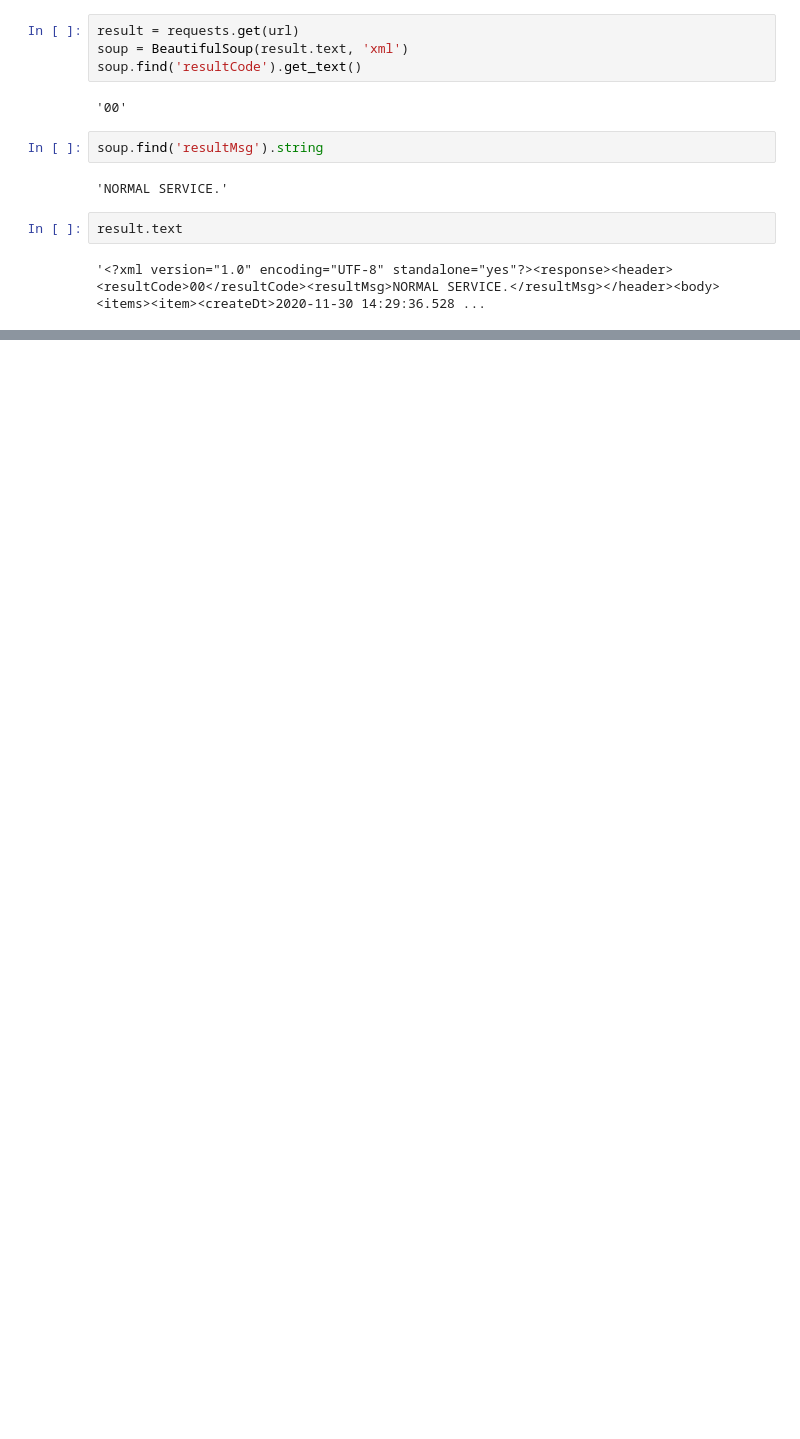
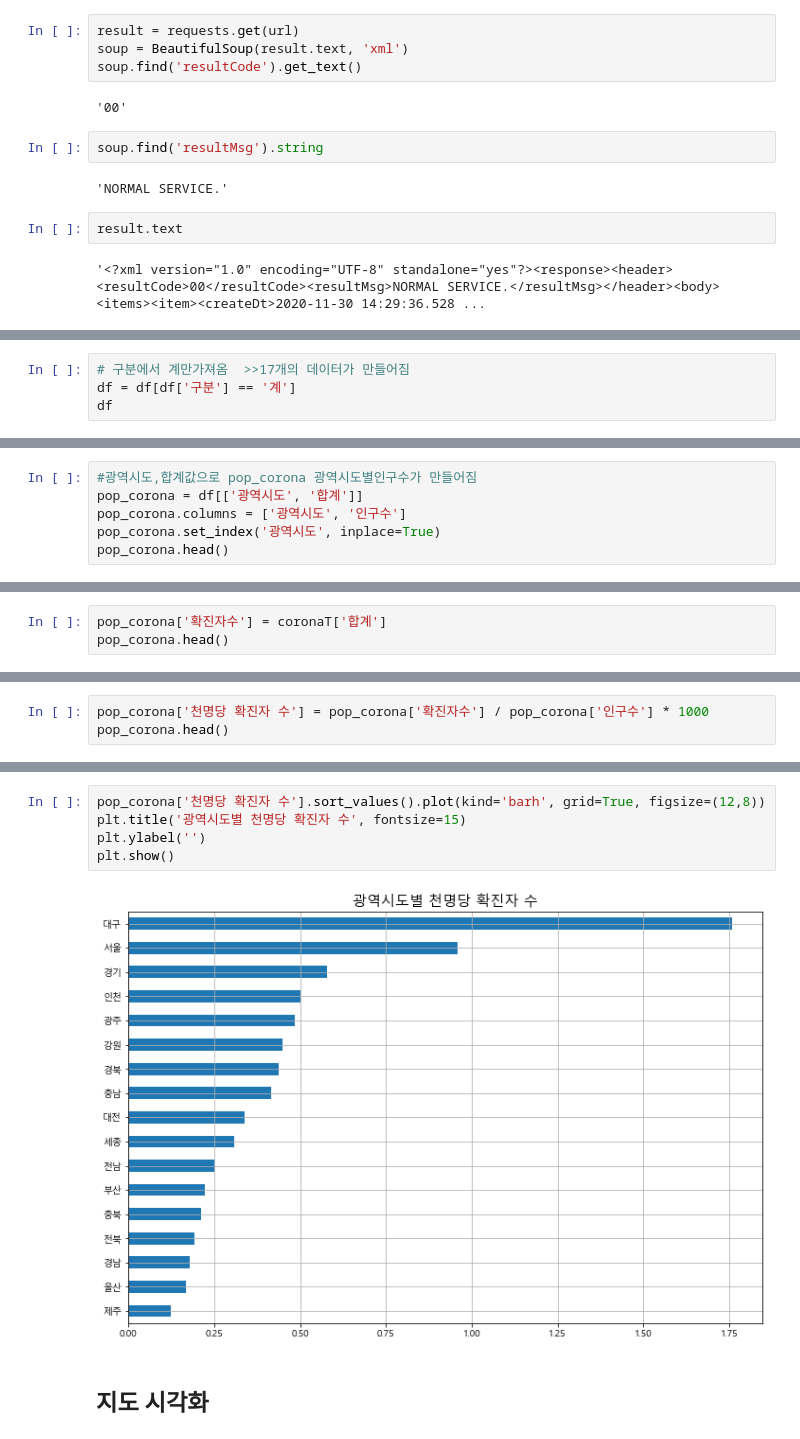
Before and after one commit to EGEG1212/Data-Analysis-2020, a Jupyter notebook: 09.Covid-19/02_Covid-19.ipynb, the cells around one changed output, grey strips where cells are left out. Cells and saved outputs as stored; diff of their text form; blank space fills up the shorter version.

```diff
--- a/09.Covid-19/02_Covid-19.ipynb
+++ b/09.Covid-19/02_Covid-19.ipynb
@@ -341,0 +319,4 @@ KeyError: 'y'
+# %%
+# 구분에서 계만가져옴  >>17개의 데이터가 만들어짐
+df = df[df['구분'] == '계']
+df
@@ -341,0 +343,6 @@ KeyError: 'y'
+# %%
+#광역시도,합계값으로 pop_corona 광역시도별인구수가 만들어짐
+pop_corona = df[['광역시도', '합계']]
+pop_corona.columns = ['광역시도', '인구수']
+pop_corona.set_index('광역시도', inplace=True)
+pop_corona.head()
@@ -341,0 +357,3 @@ KeyError: 'y'
+# %%
+pop_corona['확진자수'] = coronaT['합계']
+pop_corona.head()
@@ -341,0 +368,3 @@ KeyError: 'y'
+# %%
+pop_corona['천명당 확진자 수'] = pop_corona['확진자수'] / pop_corona['인구수'] * 1000
+pop_corona.head()
@@ -341,0 +379,9 @@ KeyError: 'y'
+# %%
+pop_corona['천명당 확진자 수'].sort_values().plot(kind='barh', grid=True, figsize=(12,8))
+plt.title('광역시도별 천명당 확진자 수', fontsize=15)
+plt.ylabel('')
+plt.show()
+# %% [output]
+[figure, added]
+# %% [markdown]
+## 지도 시각화
```
Also changed, not shown: parts of 67 cells of this notebook, 3 other files.
